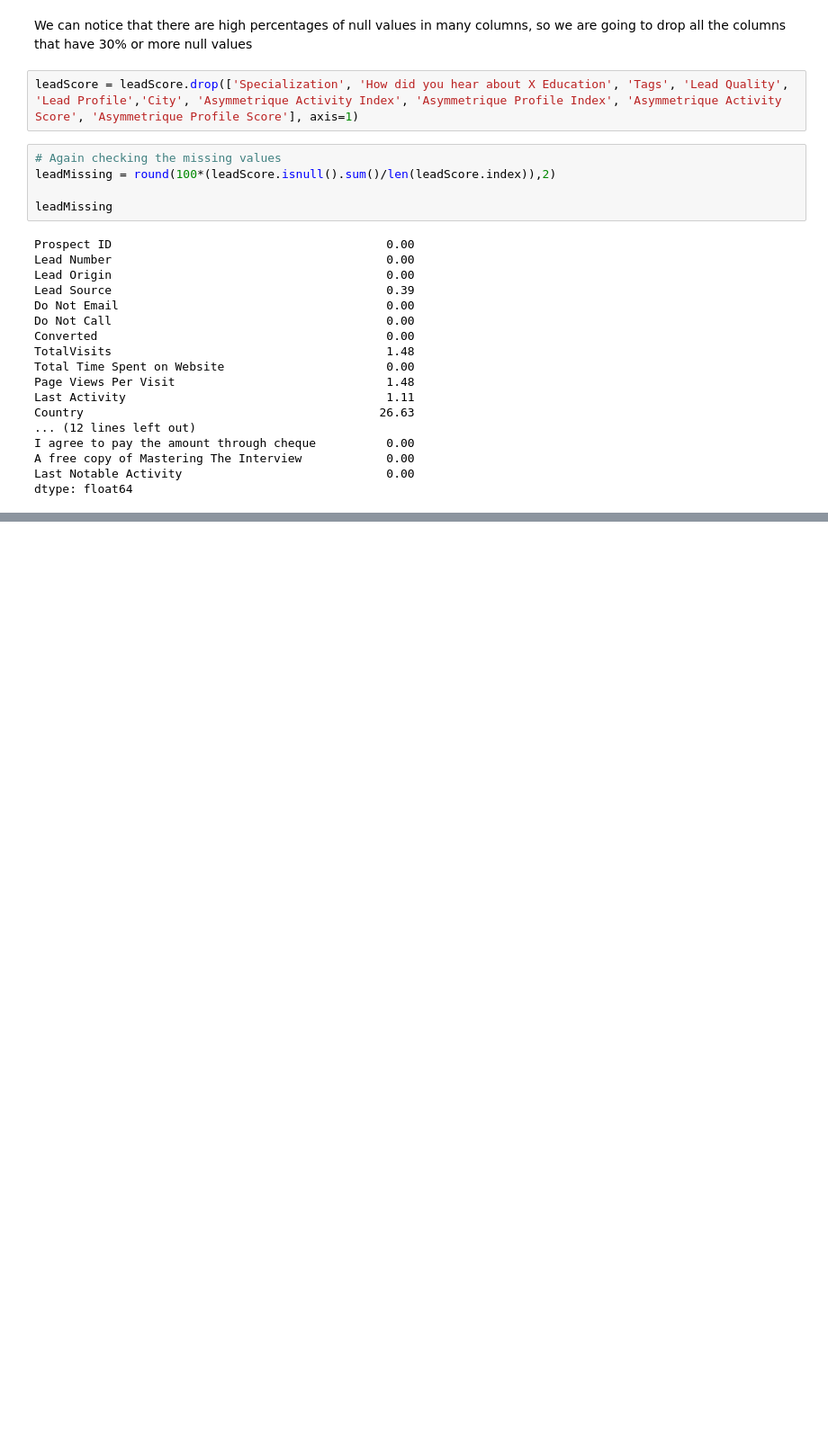
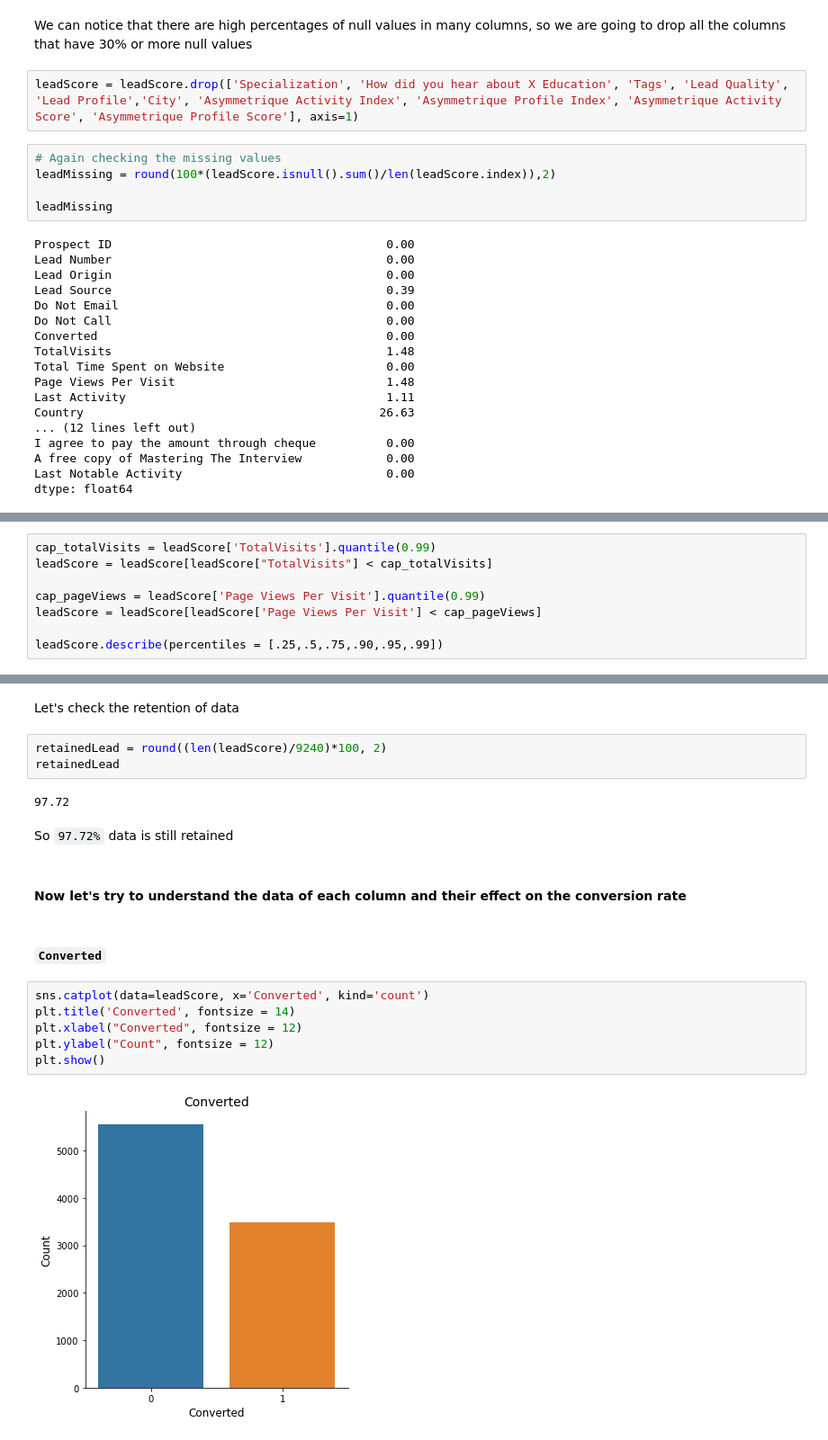
Before and after one commit to ManishDhawal/Lead_Score_Case_Study, a Jupyter notebook: Lead+Scoring+Case+Study.ipynb, the cells around one changed output, grey strips where cells are left out. Shown at 90% size. Cells and saved outputs as stored; diff of their text form; blank space fills up the shorter version.

```diff
--- a/Lead+Scoring+Case+Study.ipynb
+++ b/Lead+Scoring+Case+Study.ipynb
@@ -206,0 +441,8 @@ dtype: float64
+# %%
+cap_totalVisits = leadScore['TotalVisits'].quantile(0.99)
+leadScore = leadScore[leadScore["TotalVisits"] < cap_totalVisits]
+
+cap_pageViews = leadScore['Page Views Per Visit'].quantile(0.99)
+leadScore = leadScore[leadScore['Page Views Per Visit'] < cap_pageViews]
+
+leadScore.describe(percentiles = [.25,.5,.75,.90,.95,.99])
@@ -206,0 +462,21 @@ dtype: float64
+# %% [markdown]
+Let's check the retention of data
+# %%
+retainedLead = round((len(leadScore)/9240)*100, 2)
+retainedLead
+# %% [output]
+97.72
+# %% [markdown]
+So `97.72%` data is still retained
+# %% [markdown]
+#### Now let's try to understand the data of each column and their effect on the conversion rate
+# %% [markdown]
+#### `Converted`
+# %%
+sns.catplot(data=leadScore, x='Converted', kind='count')
+plt.title('Converted', fontsize = 14)
+plt.xlabel("Converted", fontsize = 12)
+plt.ylabel("Count", fontsize = 12)
+plt.show()
+# %% [output]
+[figure, added]
```
Also changed, not shown: parts of 43 cells of this notebook.
